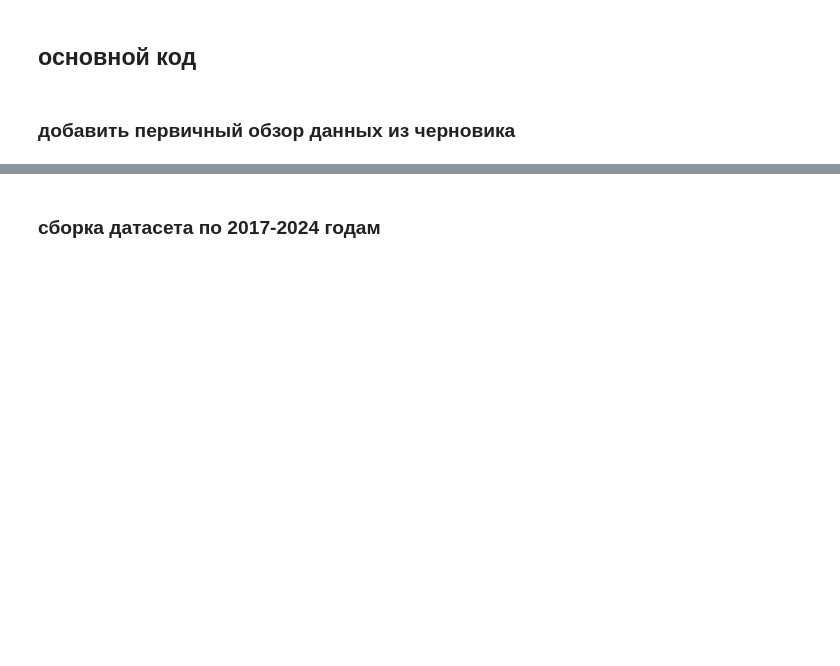
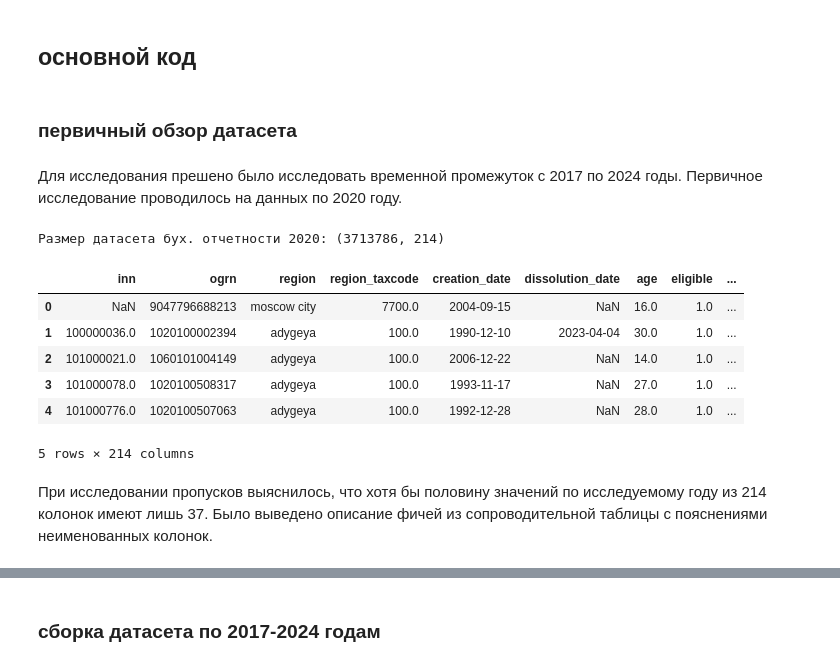
Before and after one commit to maomaoshka/course_work_3-llm_default_graph, a Jupyter notebook: clean.ipynb, the cells around one changed output, grey strips where cells are left out. Cells and saved outputs as stored; diff of their text form; code cells hidden in the pictures; blank space fills up the shorter version.

```diff
--- a/clean.ipynb
+++ b/clean.ipynb
@@ -68,6 +101,22 @@ array([{'inn': 278920547.0, 'proxy_target': 0, 'text_for_embedding': 'зрела
 # %% [markdown]
 ## основной код
 # %% [markdown]
-### добавить первичный обзор данных из черновика
+### первичный обзор датасета
+# %% [markdown]
+Для исследования прешено было исследовать временной промежуток с 2017 по 2024 годы. Первичное исследование проводилось на данных по 2020 году.
 # %%
-# !!!!!!!!!!!!!!!!!!!!!!!!!!!!
+df_buh_2020 = pd.read_csv('.\data_rfsd\csv\data_150_rfsd_2020_v20251010.csv', sep=';', encoding='utf-8')
+
+print("Размер датасета бух. отчетности 2020:", df_buh_2020.shape)
+df_buh_2020.head(5)
+# %% [output]
+Размер датасета бух. отчетности 2020: (3713786, 214)
+|  | inn | ogrn | region | region_taxcode | creation_date | dissolution_date | age | eligible | ... |
+| 0 | NaN | 9047796688213 | moscow city | 7700.0 | 2004-09-15 | NaN | 16.0 | 1.0 | ... |
+| 1 | 100000036.0 | 1020100002394 | adygeya | 100.0 | 1990-12-10 | 2023-04-04 | 30.0 | 1.0 | ... |
+| 2 | 101000021.0 | 1060101004149 | adygeya | 100.0 | 2006-12-22 | NaN | 14.0 | 1.0 | ... |
+| 3 | 101000078.0 | 1020100508317 | adygeya | 100.0 | 1993-11-17 | NaN | 27.0 | 1.0 | ... |
+| 4 | 101000776.0 | 1020100507063 | adygeya | 100.0 | 1992-12-28 | NaN | 28.0 | 1.0 | ... |
+5 rows × 214 columns
+# %% [markdown]
+При исследовании пропусков выяснилось, что хотя бы половину значений по исследуемому году из 214 колонок имеют лишь 37. Было выведено описание фичей из сопроводительной таблицы с пояснениями неименованных колонок.
```
Also changed, not shown: parts of 54 cells of this notebook.
